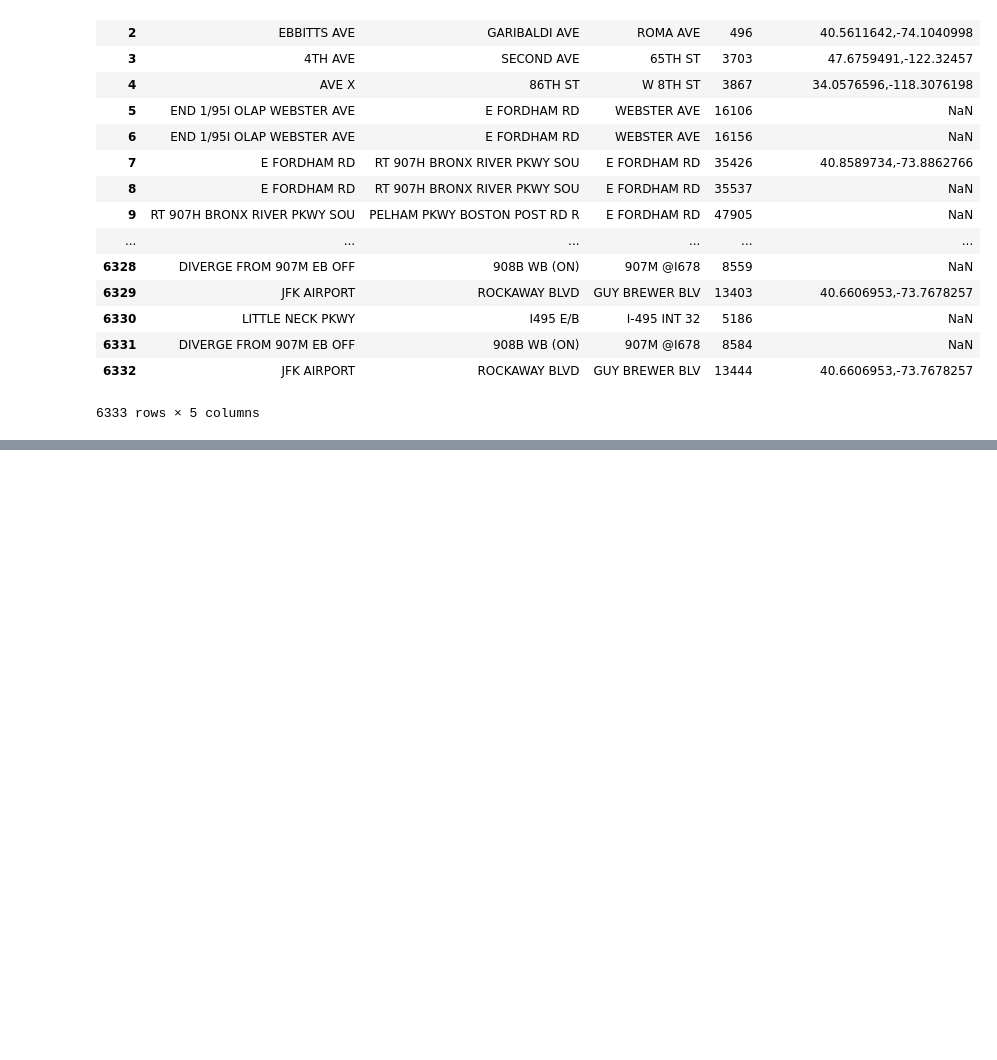
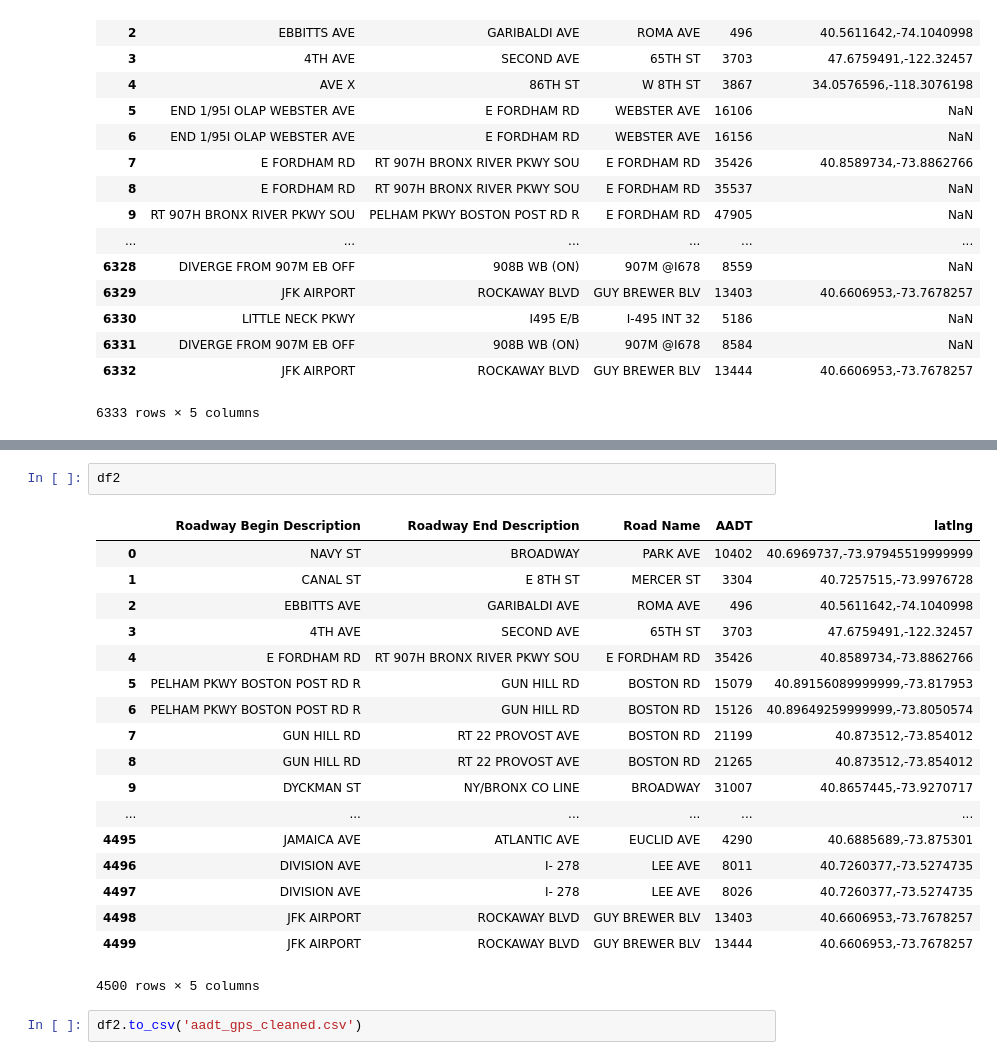
Before and after one commit to nealrea/collisionViz, a Jupyter notebook: MH_Data/Street_LatLng.ipynb, the cells around one changed output, grey strips where cells are left out. Cells and saved outputs as stored; diff of their text form; blank space fills up the shorter version.

```diff
--- a/MH_Data/Street_LatLng.ipynb
+++ b/MH_Data/Street_LatLng.ipynb
@@ -130,0 +155,23 @@ df2 = df2[df2['latlng'].split(',')]
+# %%
+df2
+# %% [output]
+|  | Roadway Begin Description | Roadway End Description | Road Name | AADT | latlng |
+| 0 | NAVY ST | BROADWAY | PARK AVE | 10402 | 40.6969737,-73.97945519999999 |
+| 1 | CANAL ST | E 8TH ST | MERCER ST | 3304 | 40.7257515,-73.9976728 |
+| 2 | EBBITTS AVE | GARIBALDI AVE | ROMA AVE | 496 | 40.5611642,-74.1040998 |
+| 3 | 4TH AVE | SECOND AVE | 65TH ST | 3703 | 47.6759491,-122.32457 |
+| 4 | E FORDHAM RD | RT 907H BRONX RIVER PKWY SOU | E FORDHAM RD | 35426 | 40.8589734,-73.8862766 |
+| 5 | PELHAM PKWY BOSTON POST RD R | GUN HILL RD | BOSTON RD | 15079 | 40.89156089999999,-73.817953 |
+| 6 | PELHAM PKWY BOSTON POST RD R | GUN HILL RD | BOSTON RD | 15126 | 40.89649259999999,-73.8050574 |
+| 7 | GUN HILL RD | RT 22 PROVOST AVE | BOSTON RD | 21199 | 40.873512,-73.854012 |
+| 8 | GUN HILL RD | RT 22 PROVOST AVE | BOSTON RD | 21265 | 40.873512,-73.854012 |
+| 9 | DYCKMAN ST | NY/BRONX CO LINE | BROADWAY | 31007 | 40.8657445,-73.9270717 |
+| ... | ... | ... | ... | ... | ... |
+| 4495 | JAMAICA AVE | ATLANTIC AVE | EUCLID AVE | 4290 | 40.6885689,-73.875301 |
+| 4496 | DIVISION AVE | I- 278 | LEE AVE | 8011 | 40.7260377,-73.5274735 |
+| 4497 | DIVISION AVE | I- 278 | LEE AVE | 8026 | 40.7260377,-73.5274735 |
+| 4498 | JFK AIRPORT | ROCKAWAY BLVD | GUY BREWER BLV | 13403 | 40.6606953,-73.7678257 |
+| 4499 | JFK AIRPORT | ROCKAWAY BLVD | GUY BREWER BLV | 13444 | 40.6606953,-73.7678257 |
+4500 rows × 5 columns
+# %%
+df2.to_csv('aadt_gps_cleaned.csv')
```
Also changed, not shown: parts of 4 cells of this notebook, 1 other file.
